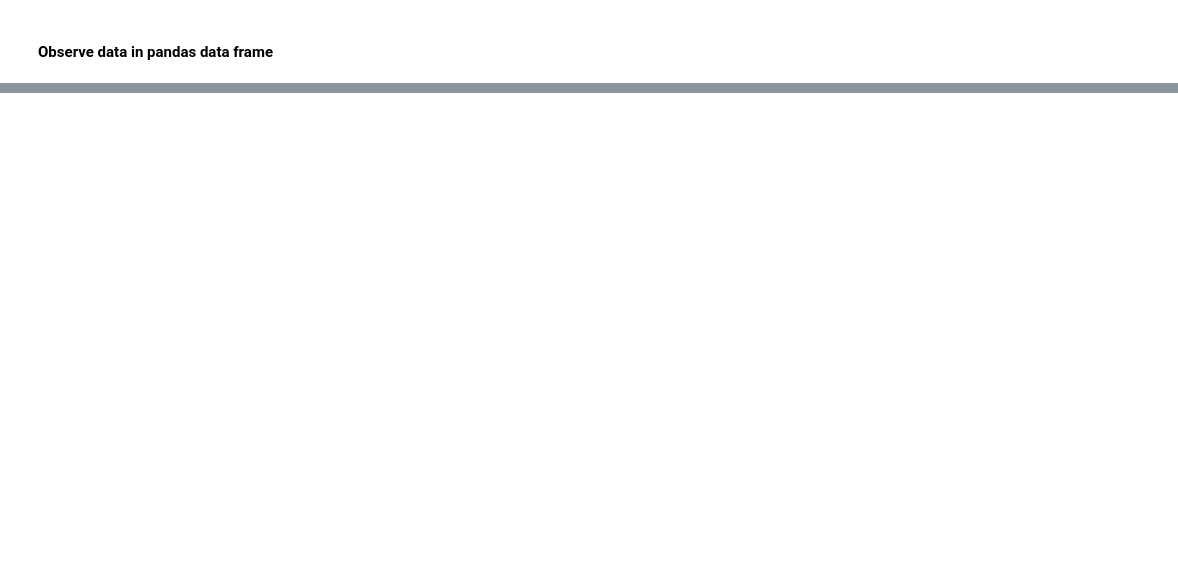
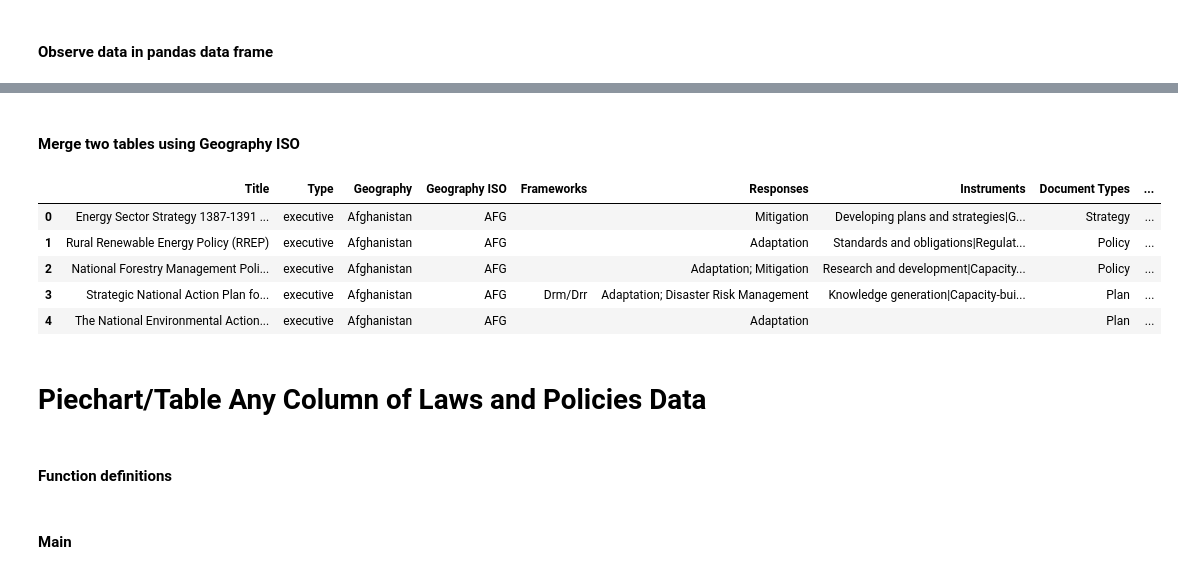
Before and after one commit to maha4028/CU-Boulder-RA-Spring-2022, a Jupyter notebook: main.ipynb, the cells around one changed output, grey strips where cells are left out. Cells and saved outputs as stored; diff of their text form; code cells hidden in the pictures; blank space fills up the shorter version.

```diff
--- a/main.ipynb
+++ b/main.ipynb
@@ -23,0 +28,11 @@ f.close()
+# %%
+#Default file reader
+f = open("GDP.csv", "r")
+gdp_df = []
+headers = f.readline()
+line = f.readline()
+while line:
+    line = line.strip().split(",")
+    gdp_df.append(line)
+    line = f.readline()
+f.close()
@@ -144,0 +56,2 @@ Your selection: 3
+# %%
+y = pd.DataFrame(gdp_df, columns=['Country', 'Geography ISO', 'GDPpc', 'x'])
@@ -144,0 +67,2 @@ Your selection: 3
+# %%
+y = y[['Geography ISO', 'GDPpc']]
@@ -144,0 +78,16 @@ Your selection: 3
+# %% [markdown]
+#### Merge two tables using Geography ISO
+# %%
+df_merge = pd.merge(x, y, how='inner')
+df_merge.head()
+# %% [output]
+|  | Title | Type | Geography | Geography ISO | Frameworks | Responses | Instruments | Document Types | ... |
+| 0 | Energy Sector Strategy 1387-1391 ... | executive | Afghanistan | AFG |  | Mitigation | Developing plans and strategies|G... | Strategy | ... |
+| 1 | Rural Renewable Energy Policy (RREP) | executive | Afghanistan | AFG |  | Adaptation | Standards and obligations|Regulat... | Policy | ... |
+| 2 | National Forestry Management Poli... | executive | Afghanistan | AFG |  | Adaptation; Mitigation | Research and development|Capacity... | Policy | ... |
+| 3 | Strategic National Action Plan fo... | executive | Afghanistan | AFG | Drm/Drr | Adaptation; Disaster Risk Management | Knowledge generation|Capacity-bui... | Plan | ... |
+| 4 | The National Environmental Action... | executive | Afghanistan | AFG |  | Adaptation |  | Plan | ... |
+# %% [markdown]
+# Piechart/Table Any Column of Laws and Policies Data
+# %% [markdown]
+#### Function definitions
@@ -144,0 +164,2 @@ Your selection: 3
+# %% [markdown]
+#### Main
```
Also changed, not shown: parts of 20 cells of this notebook, 1 other file.
